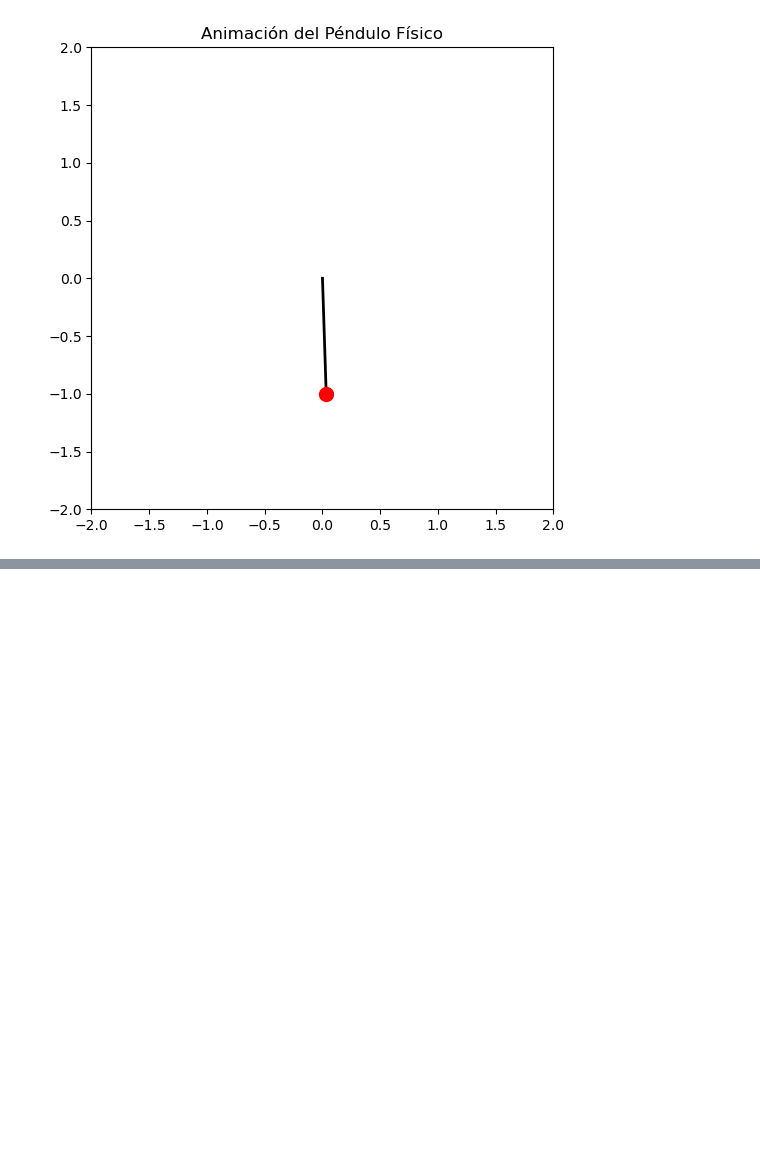
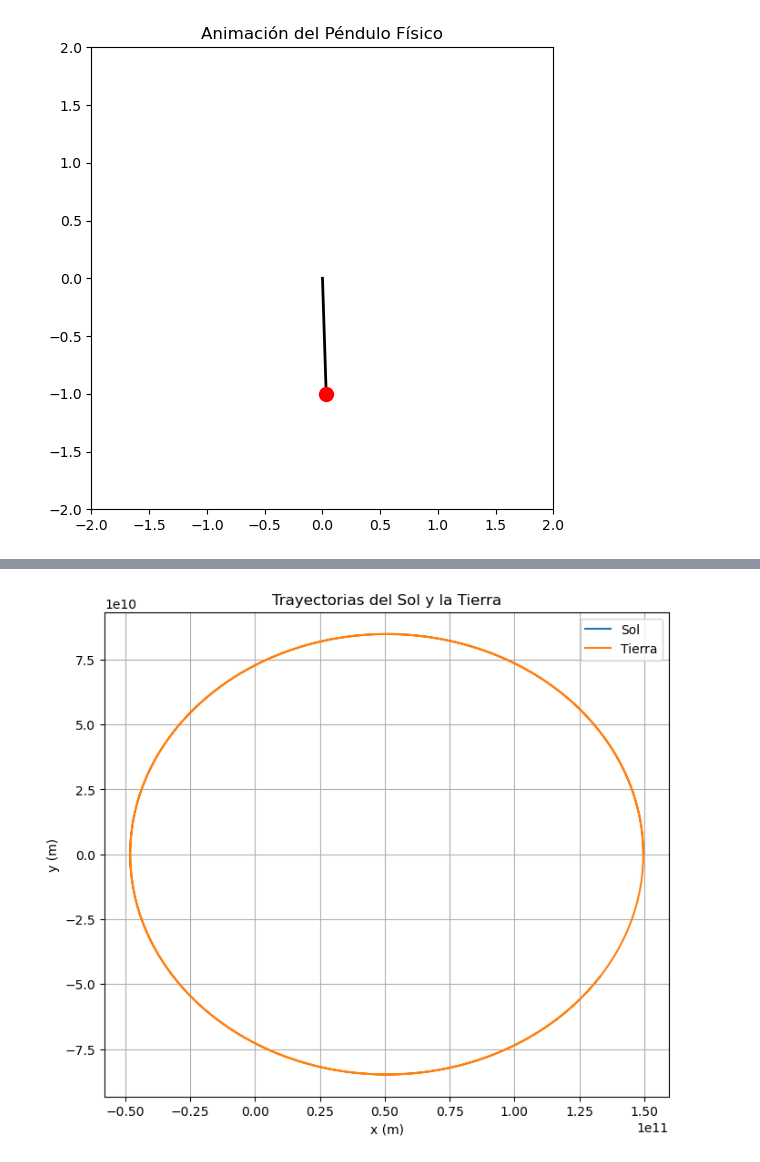
Before and after one commit to fmgarciadiaz/PythonTests, a Jupyter notebook: Colab_Flujos.ipynb, the cells around one changed output, grey strips where cells are left out. Saved outputs shown, nothing was run; the diff lists cells and outputs as text; code cells hidden in the pictures; blank space fills up the shorter version.

```diff
--- a/Colab_Flujos.ipynb
+++ b/Colab_Flujos.ipynb
@@ -107,0 +115,90 @@ HTML(ani.to_html5_video())
+# %%
+# Parámetros del sistema Sol-Tierra
+G = 6.67430e-11  # Constante gravitacional (m^3 kg^-1 s^-2)
+M = 1.989e30  # Masa del Sol (kg)
+m = 5.972e24  # Masa de la Tierra (kg)
+R = 1.496e11  # Distancia media entre el Sol y la Tierra (m)
+
+# Función que define el sistema de ecuaciones diferenciales
+def sistema_gravitacional(y, t, G, M, m):
+    x1, y1, vx1, vy1, x2, y2, vx2, vy2 = y
+    r = np.sqrt((x2 - x1)**2 + (y2 - y1)**2)
+    ax1 = G * m * (x2 - x1) / r**3
+    ay1 = G * m * (y2 - y1) / r**3
+    ax2 = -G * M * (x2 - x1) / r**3
+    ay2 = -G * M * (y2 - y1) / r**3
+    return [vx1, vy1, ax1, ay1, vx2, vy2, ax2, ay2]
+
+# Condiciones iniciales
+x1_0, y1_0 = 0, 0  # Sol en el origen
+vx1_0, vy1_0 = 0, 0  # Sol sin velocidad inicial
+x2_0, y2_0 = R, 0  # Tierra a distancia R en el eje x
+vx2_0, vy2_0 = 0, 20780  # Velocidad orbital de la Tierra (m/s)
+y0 = [x1_0, y1_0, vx1_0, vy1_0, x2_0, y2_0, vx2_0, vy2_0]
+
+# Tiempo de simulación
+t = np.linspace(0, 365*24*3600, 1000)  # 1 año en segundos
+
+# Resolver las ecuaciones diferenciales
+sol = odeint(sistema_gravitacional, y0, t, args=(G, M, m))
+x1, y1, x2, y2 = sol[:, 0], sol[:, 1], sol[:, 4], sol[:, 5]
+
+# Gráfica de las trayectorias
+def graficar_trayectorias(x2, y2):
+    plt.figure(figsize=(8, 8))
+    plt.plot(x1, y1, label='Sol')
+    plt.plot(x2, y2, label='Tierra')
+    plt.xlabel('x (m)')
+    plt.ylabel('y (m)')
+    plt.title('Trayectorias del Sol y la Tierra')
+    plt.legend()
+    plt.grid(True)
+    plt.gca().set_aspect('equal', adjustable='box')
+    plt.show()
+
+graficar_trayectorias(x2, y2)
+
+# Gráfica de las líneas de flujo del campo gravitacional
+x_values = np.linspace(-2*R, 2*R, 100)
+y_values = np.linspace(-2*R, 2*R, 100)
+X, Y = np.meshgrid(x_values, y_values)
+
+r = np.sqrt(X**2 + Y**2)
+Fx = -G * M * X / r**3
+Fy = -G * M * Y / r**3
+
+plt.figure(figsize=(8, 8))
+plt.streamplot(X, Y, Fx, Fy, density=1.5, color='blue')
+plt.xlabel('x (m)')
+plt.ylabel('y (m)')
+plt.title('Líneas de Flujo del Campo Gravitacional')
+plt.grid(True)
+plt.show()
+
+# Animación del sistema Sol-Tierra con el Sol fijo en el centro con estela
+fig, ax = plt.subplots(figsize=(8, 8))
+ax.set_xlim([-R*1.5, R*1.5])
+ax.set_ylim([-R*1.5, R*1.5])
+ax.set_aspect('equal')
+ax.set_title('Animación del Sistema Sol-Tierra con Estela')
+
+# Dibujar el Sol fijo en el centro
+sol_circle = plt.Circle((0, 0), R*0.1, color='yellow', label='Sol')
+ax.add_artist(sol_circle)
+
+# Círculo para la Tierra
+earth_circle = plt.Circle((x2[0], y2[0]), R*0.02, color='blue', label='Tierra')
+ax.add_artist(earth_circle)
+
+# Línea para la estela
+trail, = ax.plot([], [], 'b-', lw=1, alpha=0.5)
+
+def animate(i):
+    earth_circle.center = (x2[i], y2[i])
+    trail.set_data(x2[:i+1], y2[:i+1])
+    return earth_circle, trail
+
+ani = FuncAnimation(fig, animate, frames=len(t), blit=True, interval=20, repeat=True)
+HTML(ani.to_html5_video())
+# %% [output]
+[figure, added]
```
Also changed, not shown: parts of 3 cells of this notebook.
